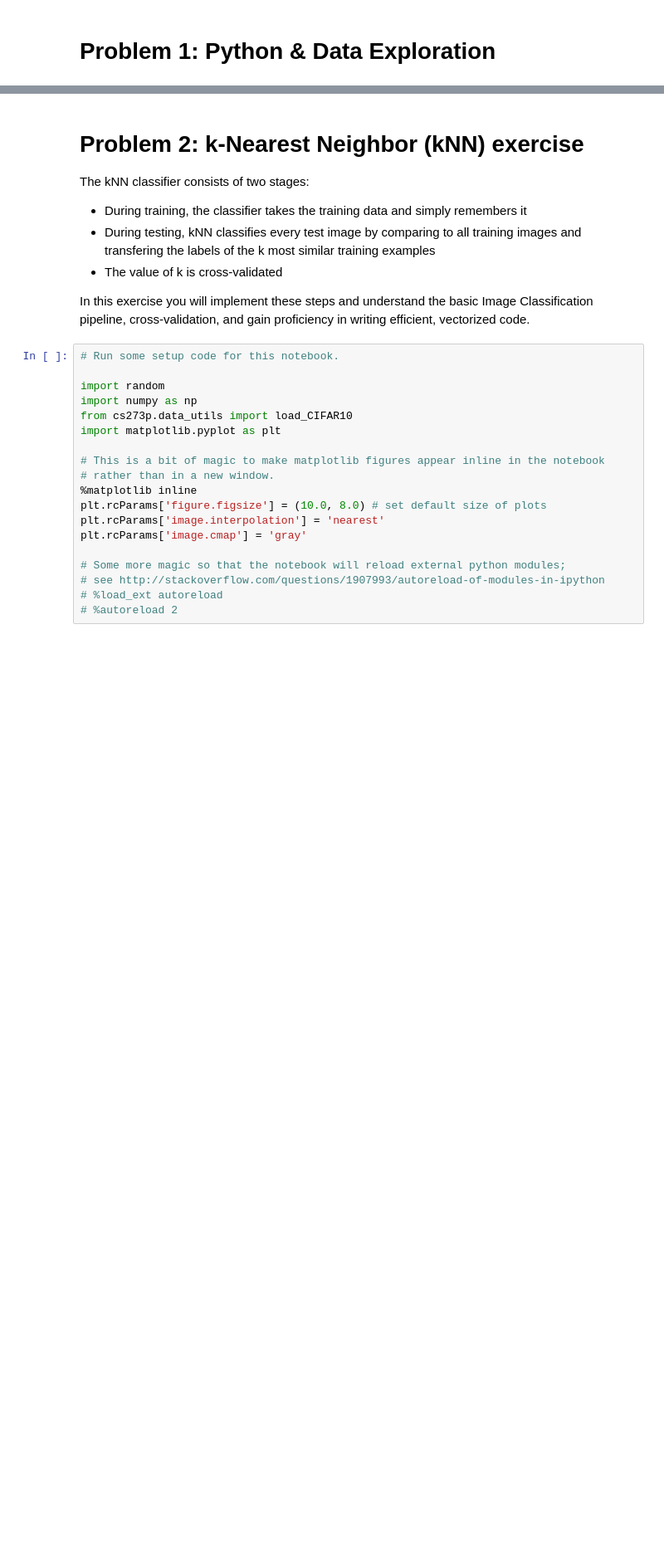
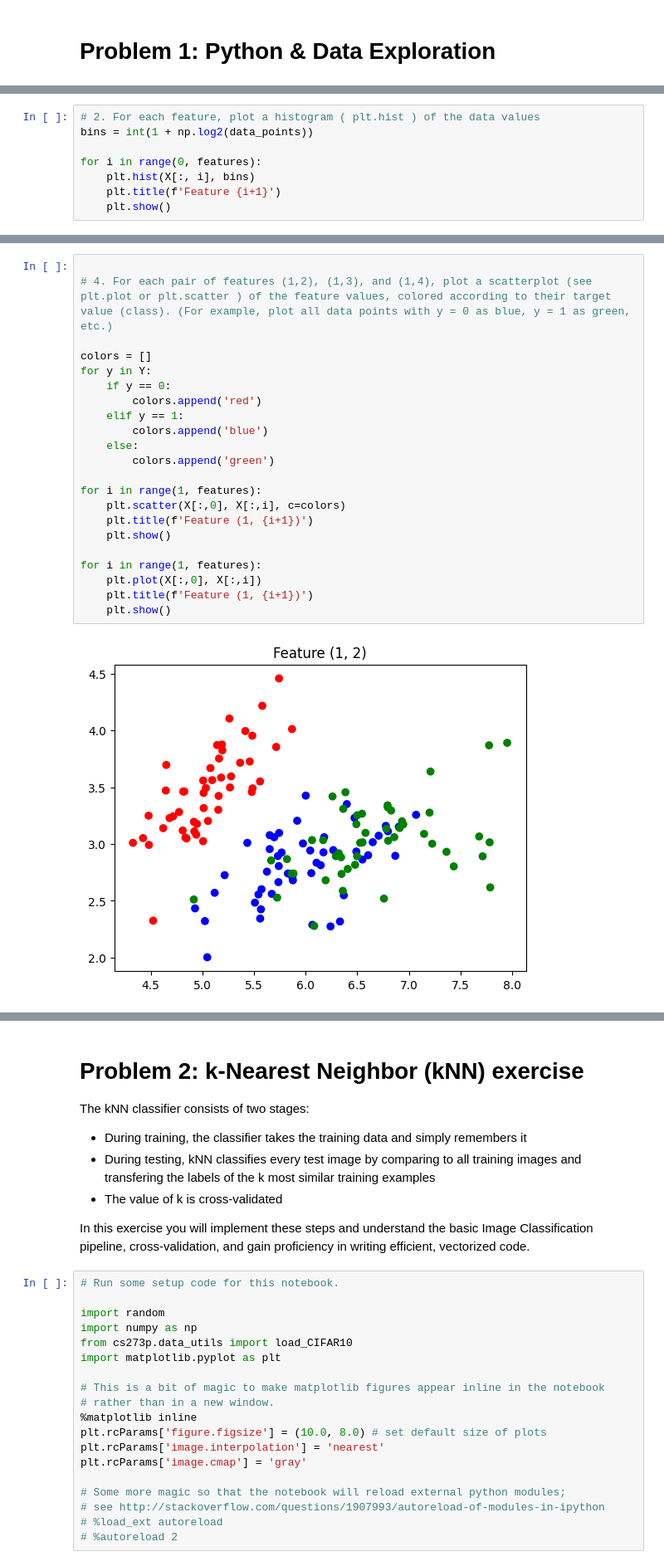
Before and after one commit to HarryXiong24/postgraduate-code-collection, a Jupyter notebook: ML/hw/hw1/Assignment_1.ipynb, the cells around one changed output, grey strips where cells are left out. Shown at 83% size. Drawn from its saved outputs; the diff is of its cells as text; blank space fills up the shorter version.

```diff
--- a/ML/hw/hw1/Assignment_1.ipynb
+++ b/ML/hw/hw1/Assignment_1.ipynb
@@ -93,0 +20,8 @@ Standard Deviation:  0.7587724570263246
+# %%
+# 2. For each feature, plot a histogram ( plt.hist ) of the data values
+bins = int(1 + np.log2(data_points))
+
+for i in range(0, features):
+    plt.hist(X[:, i], bins)
+    plt.title(f'Feature {i+1}')
+    plt.show()
@@ -93,0 +55,24 @@ Standard Deviation:  0.7587724570263246
+# %%
+
+# 4. For each pair of features (1,2), (1,3), and (1,4), plot a scatterplot (see plt.plot or plt.scatter ) of the feature values, colored according to their target value (class). (For example, plot all data points with y = 0 as blue, y = 1 as green, etc.)
+
+colors = []
+for y in Y:
+    if y == 0:
+        colors.append('red')
+    elif y == 1:
+        colors.append('blue')
+    else:
+        colors.append('green')
+
+for i in range(1, features):
+    plt.scatter(X[:,0], X[:,i], c=colors)
+    plt.title(f'Feature (1, {i+1})')
+    plt.show()
+
+for i in range(1, features):
+    plt.plot(X[:,0], X[:,i])
+    plt.title(f'Feature (1, {i+1})')
+    plt.show()
+# %% [output]
+[figure, added]
```
Also changed, not shown: parts of 15 cells of this notebook, 2 other files.
